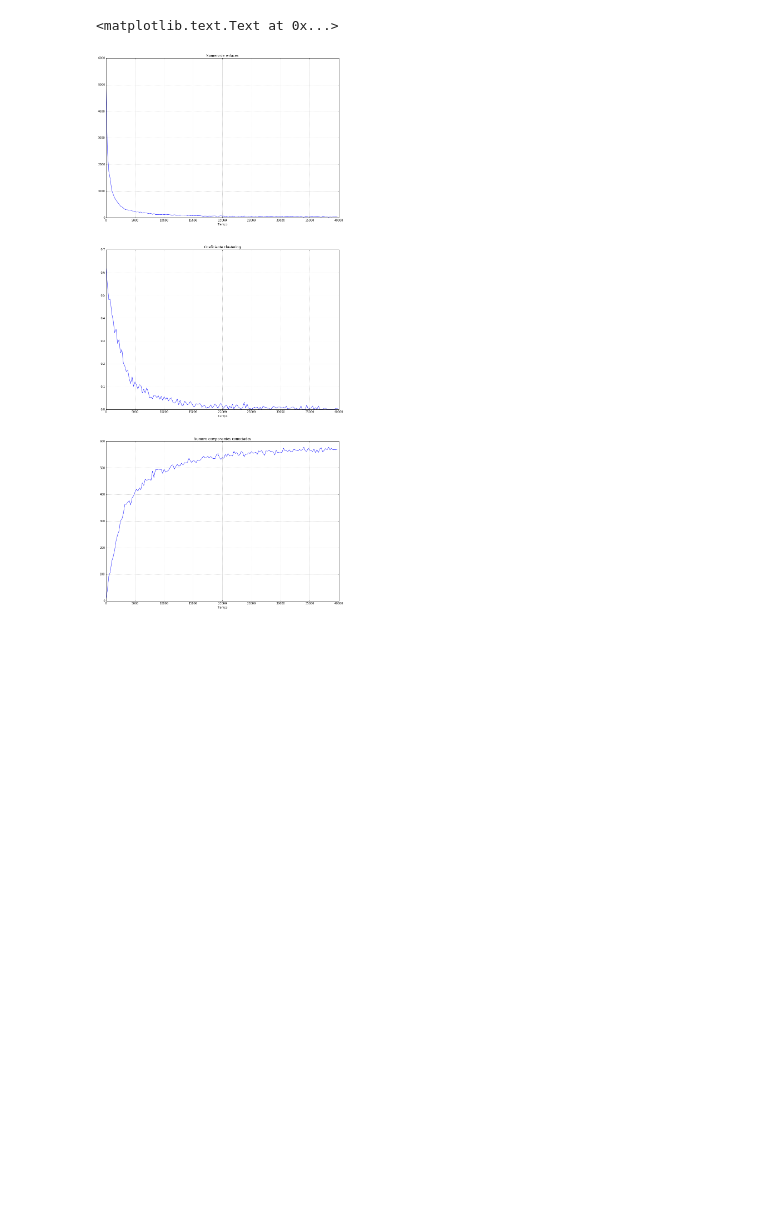
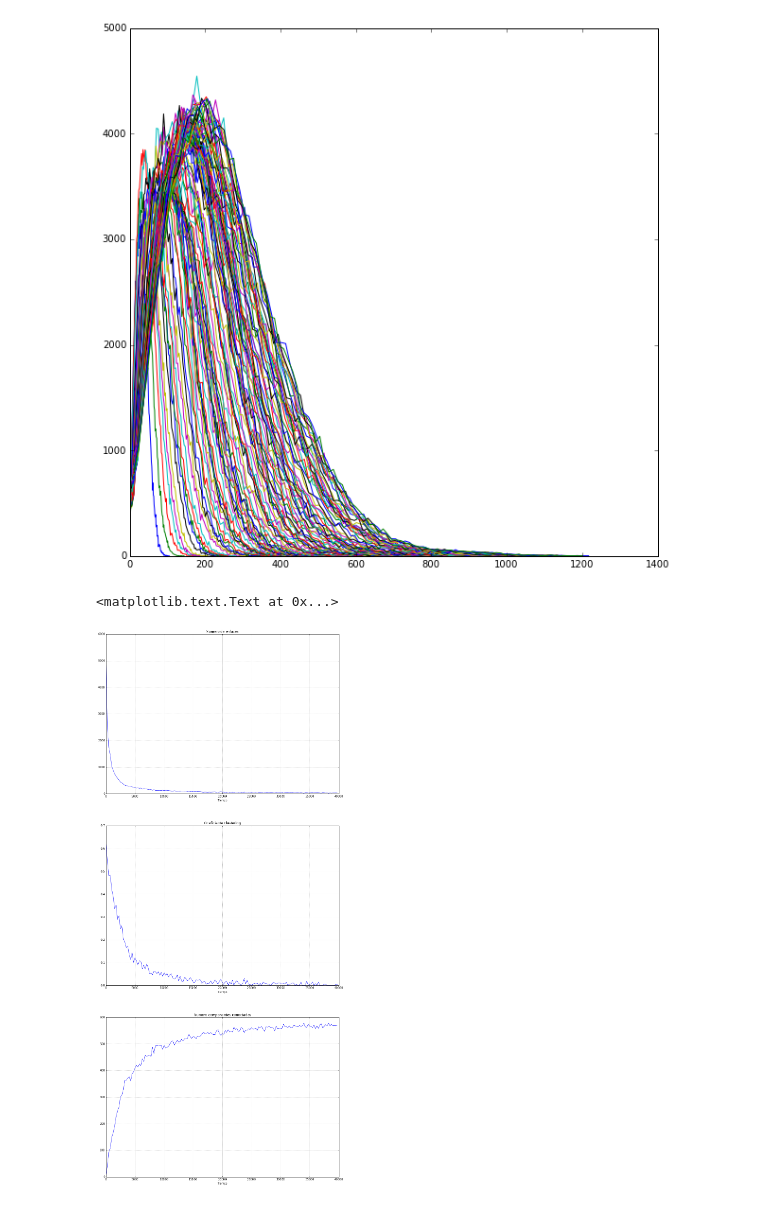
Before and after one commit to martinzh/CollectiveDynamics.jl, a Jupyter notebook: DataAnalysis.ipynb, the cells around one changed output. Cells and saved outputs as stored; diff of their text form; code cells hidden in the pictures; blank space fills up the shorter version.

```diff
--- a/DataAnalysis.ipynb
+++ b/DataAnalysis.ipynb
@@ -110,0 +115,98 @@ plt.grid(True)
+# %%
+#fig, axes = plt.subplots(nrows = 4, ncols = 1, figsize = (10,35), dpi = 300)
+fig = plt.figure(figsize=(10,10), dpi = 300)
+
+num_bin = 100
+
+bins = arange(1,num_bin+1)
+
+R_PROM = []
+R_MAX = []
+STD_DEV = []
+
+#for i in range(R/2):
+for i in range(1,int(R)-1):
+
+    ruta_dist = path + "dists/" + repr(i*paso) + ".txt"
+    #print(ruta_dist)
+    dists = open(ruta_dist, 'rb')
+
+    DD = []
+
+    hist = zeros(num_bin)
+
+    #print hist
+
+    j = 0
+
+    for line in dists.readlines():
+
+        vals = line.split()
+
+        for k in range(len(vals)-j):
+
+            DD.append(float(vals[k]))
+
+        j += 1
+
+    DD.sort()
+
+    #print DD[0]
+    #print len(DD)
+
+    epsilon = DD[-1]/num_bin
+
+    for dist in DD:
+
+        b = dist/epsilon
+
+        if b>0: hist[int(b-1)] += 1.
+
+    r_prom = 0
+
+    for i in range(int(num_bin)):
+
+        r_prom += epsilon*(i+1)*hist[i]
+
+    R_PROM.append(r_prom/float(len(DD)))
+
+    #print hist.index(max(hist))
+    #print np.argmax(hist)
+
+    R_MAX.append(np.argmax(hist)*epsilon)
+
+    STD_DEV.append(np.std(DD))
+
+    #print hist
+
+    #print DD[-1]
+    #print len(DD)
+    #print DD[0]
+    #print DD[len(DD)-1]
+
+    #axes[0].plot(epsilon*bins,hist)
+    plt.plot(epsilon*bins,hist)
+
+#axes[0].grid(True)
+#axes[0].set_title('Distribucion de distancias')
+
+
+plt.grid(True)
+plt.title("Distribución de distancias")
+plt.xlabel("Tiempo")
+
+#fig.savefig("dists1.png", dpi=500)
+#axes[1].plot(tiempo,R_PROM)
+#axes[1].grid(True)
+#axes[1].set_title("Distancia promedio")
+
+#axes[2].plot(tiempo,R_MAX)
+#axes[2].grid(True)
+#axes[2].set_title("Distancia mas probable")
+
+#axes[3].plot(tiempo,STD_DEV)
+#axes[3].grid(True)
+#axes[3].set_title("Desviacion estandar")
+
+#print epsilon
+# %% [output]
@@ -111,3 +214,4 @@ plt.grid(True)
+[figure, added]
 # %%
 #print R
 
```
Also changed, not shown: parts of 4 cells of this notebook.
